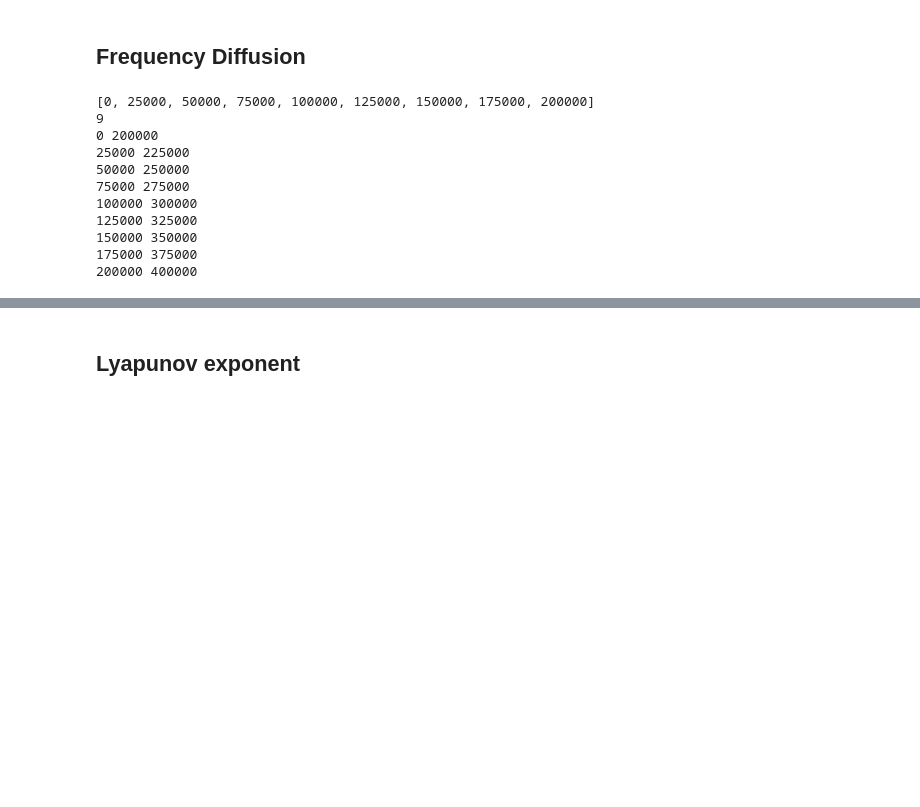
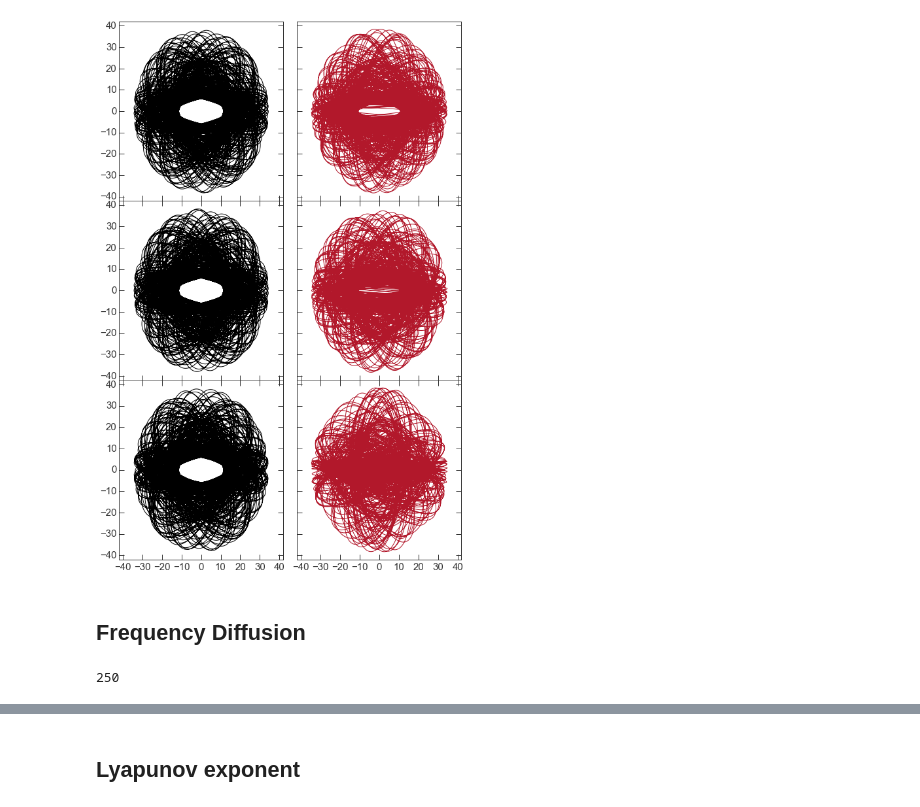
Before and after one commit to adrn/StreamMorphology, a Jupyter notebook: notebooks/Figure - two orbits.ipynb, the cells around one changed output, grey strips where cells are left out. Saved outputs shown, nothing was run; the diff lists cells and outputs as text; code cells hidden in the pictures; blank space fills up the shorter version.

```diff
--- a/notebooks/Figure - two orbits.ipynb
+++ b/notebooks/Figure - two orbits.ipynb
@@ -24,3 +56,5 @@ potential = potential_registry['triaxial-NFW']
 # %%
-# t,w = potential.integrate_orbit(slow_fast_w0, dt=0.5, nsteps=400000,
-#                                 Integrator=gi.DOPRI853Integrator)
+t1 = time.time()
+t,w = potential.integrate_orbit(slow_fast_w0, dt=dt, nsteps=nsteps,
+                                Integrator=gi.DOPRI853Integrator)
+print("Took {:.1f} seconds to integrate".format(time.time() - t1))
@@ -54,23 +106,26 @@ fig.tight_layout()
+# %%
+fig,axes = plt.subplots(3,2,figsize=(8,12),sharex=True,sharey=True)
+
+for i in range(2):
+    axes[0,i].plot(w[100000:300000,i,ix[0]], w[100000:300000,i,ix[1]],
+                   marker=None, linestyle='-', alpha=1., c=cs[i])
+    axes[1,i].plot(w[450000:650000,i,ix[0]], w[450000:650000,i,ix[1]],
+                   marker=None, linestyle='-', alpha=1., c=cs[i])
+    axes[2,i].plot(w[600000:800000,i,ix[0]], w[600000:800000,i,ix[1]],
+                   marker=None, linestyle='-', alpha=1., c=cs[i])
+
+axes[0,0].set_xlim(-42,42)
+axes[0,0].set_ylim(-42,42)
+
+fig.tight_layout()
+fig.subplots_adjust(hspace=0.)
+# %% [output]
+[figure, added]
 # %% [markdown]
 ## Frequency Diffusion
-# %%
-max_ix = 200000
-dwindow = 25000
-edges = range(0,max_ix+dwindow,dwindow)
-print(edges)
-print(len(edges))
-
-for ed in edges:
-    print(0+ed, max_ix+ed)
-# %% [output]
-[0, 25000, 50000, 75000, 100000, 125000, 150000, 175000, 200000]
-9
-0 200000
-25000 225000
-50000 250000
-75000 275000
-100000 300000
-125000 325000
-150000 350000
-175000 375000
-200000 400000
+# %%
+f_nsteps = nsteps // 4
+df_nsteps = f_nsteps // 4
+print(nperiods // 4)
+# %% [output]
+250
```
Also changed, not shown: parts of 61 cells of this notebook, 3 other files.
